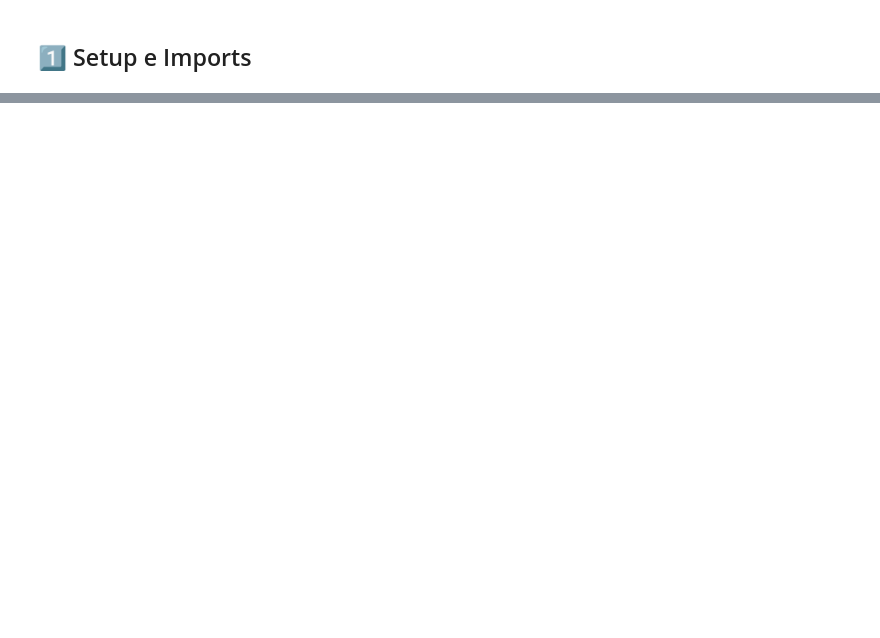
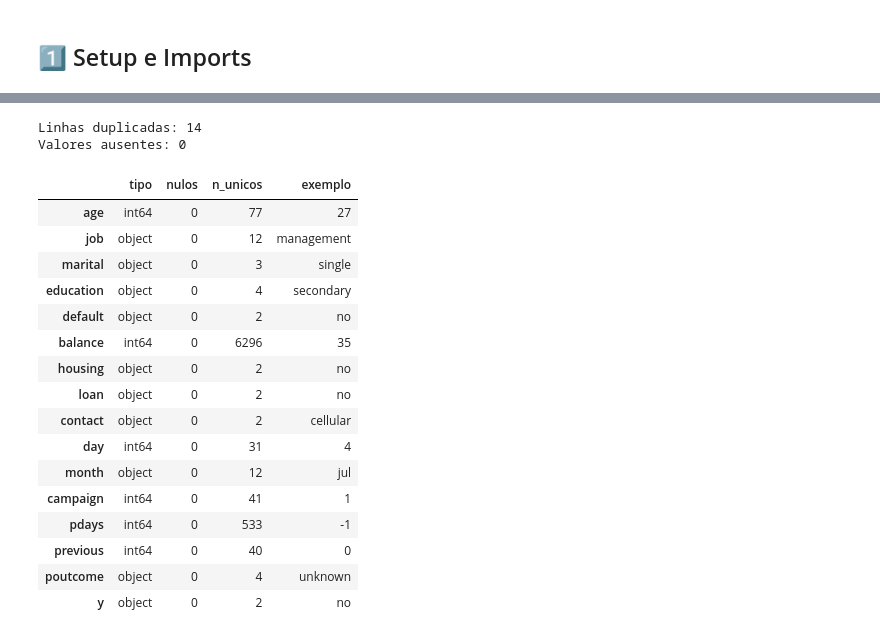
Before and after one commit to ceciliaass/datathon-8mlet-grupo-04, a Jupyter notebook: notebooks/01_EDA.ipynb, the cells around one changed output, grey strips where cells are left out. Drawn from its saved outputs; the diff is of its cells as text; code cells hidden in the pictures; blank space fills up the shorter version.

```diff
--- a/notebooks/01_EDA.ipynb
+++ b/notebooks/01_EDA.ipynb
@@ -639,0 +81,23 @@ print("="*70)
+# %%
+LEAKAGE_COLUMNS = ['duration']
+leakage_found = [column for column in LEAKAGE_COLUMNS if column in df.columns]
+if not leakage_found:
+    raise KeyError(f'Nenhuma coluna de leakage encontrada: {LEAKAGE_COLUMNS}')
+
+df_treated = df.drop(columns=leakage_found).copy()
+if 'contact' in df_treated.columns:
+    df_treated = df_treated[df_treated['contact'].isin(['cellular', 'telephone'])].copy()
+
+if 'duration' in df_treated.columns:
+    raise ValueError('Leakage detectado após o tratamento: duration ainda está presente.')
+PROCESSED_DIR = Path('../data/processed/bank-term-deposit-subscription_eda')
+PROCESSED_DIR.mkdir(parents=True, exist_ok=True)
+TREATED_DATA_PATH = PROCESSED_DIR / 'bank_full_tratado.csv'
+df_treated.to_csv(TREATED_DATA_PATH, index=False)
+
+df = df_treated
+print(f'Colunas de leakage removidas: {leakage_found}')
+print("Opção 'unknown' removida da coluna arm 'contact'.")
+print(f'Base tratada: {df.shape[0]:,} linhas e {df.shape[1]} colunas')
+print(f'Arquivo salvo em: {TREATED_DATA_PATH}')
+df.head()
@@ -639,0 +121,31 @@ print("="*70)
+# %%
+column_summary = pd.DataFrame({
+    'tipo': df.dtypes.astype(str),
+    'nulos': df.isna().sum(),
+    'n_unicos': df.nunique(),
+    'exemplo': [df[column].dropna().iloc[0] if df[column].notna().any() else None for column in df.columns]
+})
+
+print(f'Linhas duplicadas: {df.duplicated().sum():,}')
+print(f'Valores ausentes: {df.isna().sum().sum():,}')
+column_summary
+# %% [output]
+Linhas duplicadas: 14
+Valores ausentes: 0
+|  | tipo | nulos | n_unicos | exemplo |
+| age | int64 | 0 | 77 | 27 |
+| job | object | 0 | 12 | management |
+| marital | object | 0 | 3 | single |
+| education | object | 0 | 4 | secondary |
+| default | object | 0 | 2 | no |
+| balance | int64 | 0 | 6296 | 35 |
+| housing | object | 0 | 2 | no |
+| loan | object | 0 | 2 | no |
+| contact | object | 0 | 2 | cellular |
+| day | int64 | 0 | 31 | 4 |
+| month | object | 0 | 12 | jul |
+| campaign | int64 | 0 | 41 | 1 |
+| pdays | int64 | 0 | 533 | -1 |
+| previous | int64 | 0 | 40 | 0 |
+| poutcome | object | 0 | 4 | unknown |
+| y | object | 0 | 2 | no |
```
Also changed, not shown: parts of 31 cells of this notebook, 13 other files.
